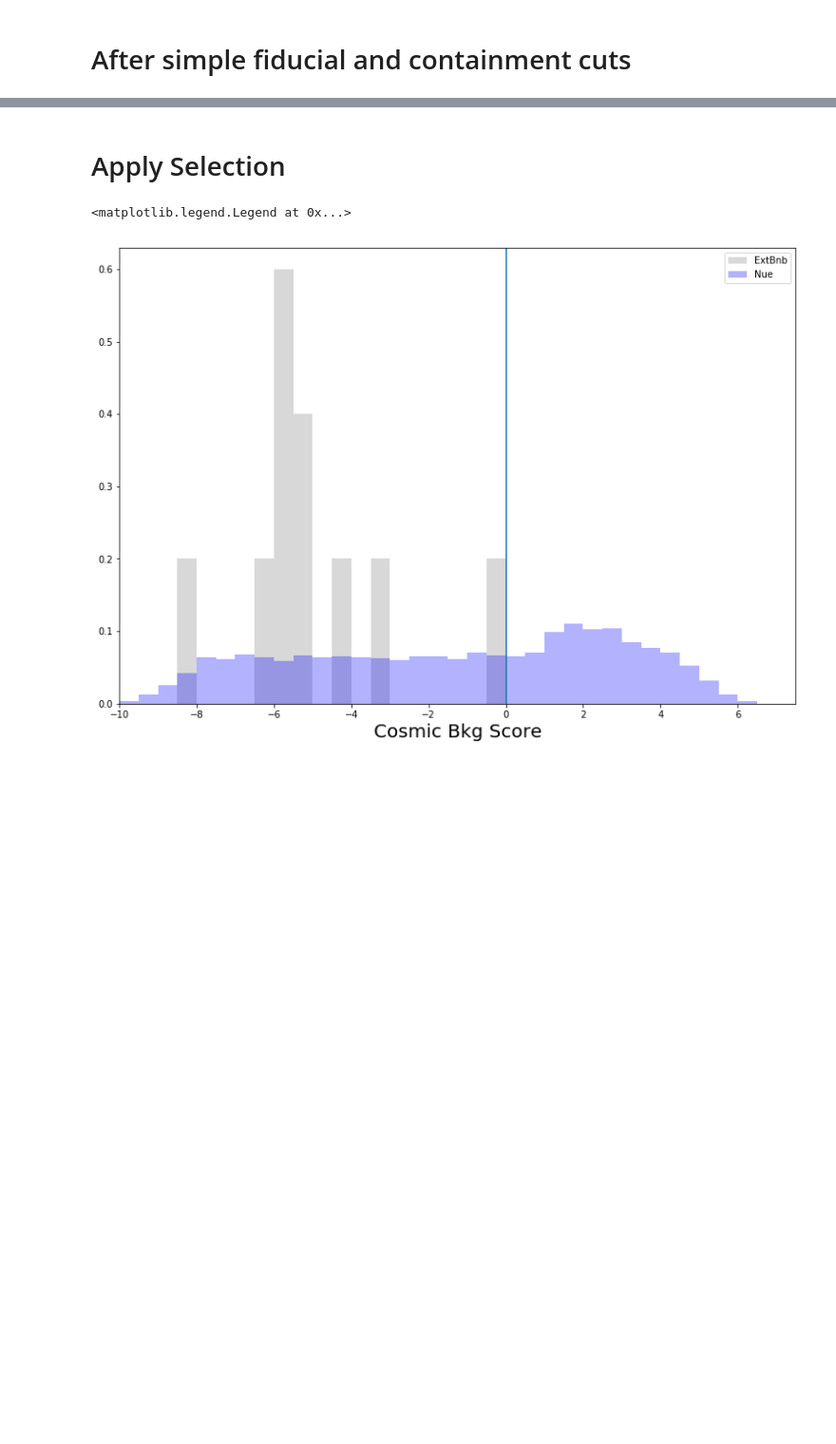
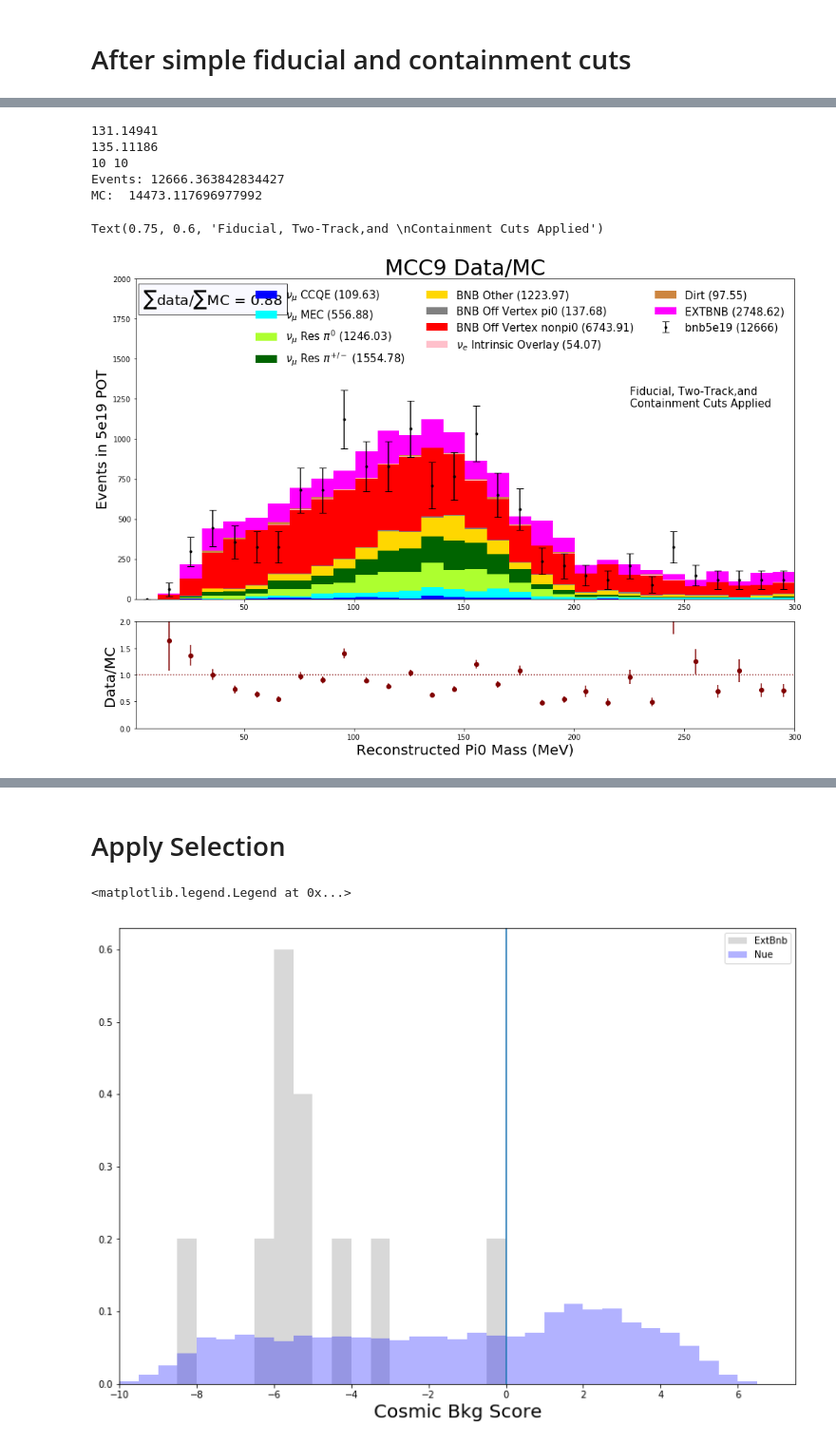
Before and after one commit to LArbys/1L1PSelection, a Jupyter notebook: DL_1e1p_selection-prime.ipynb, the cells around one changed output, grey strips where cells are left out. Shown at 95% size. Drawn from its saved outputs; the diff is of its cells as text; code cells hidden in the pictures; blank space fills up the shorter version.

```diff
--- a/DL_1e1p_selection-prime.ipynb
+++ b/DL_1e1p_selection-prime.ipynb
@@ -237,0 +332,33 @@ Text(0.6,0.7,'Fiducial, Two-Track, Containment\nCuts, Succesful Shower Reco and
+# %%
+vartest = '_pi0mass'
+varname = r'Reconstructed Pi0 Mass (MeV)'
+myrange = (1,300)
+nbins = 30
+
+var_offvtx = df_bnb_offvtx_pi0[vartest].values
+var_ccqe = df_numu_CCQE_pi0[vartest].values
+var_mec = df_numu_MEC_pi0[vartest].values
+var_pizero = df_numu_pizero_pi0[vartest].values
+var_piplusminus = df_numu_piplusminus_pi0[vartest].values
+var_other = df_bnb_other_pi0[vartest].values
+var_nue = df_nue_CC_pi0[vartest].values
+var_ext = df_ext_pi0[vartest].values
+var_data = df_data_pi0[vartest].values
+var_dirt = df_dirt_pi0[vartest].values
+var_offvtx_non = df_bnb_offvtx_nonpi0[vartest].values
+
+print(mean(var_pizero))
+print(mean(var_piplusminus))
+
+fig,ax = plt.subplots(figsize=(14,10))
+ax0 = distplot_wratio(nbins,myrange,[var_ccqe,var_mec,var_pizero,var_piplusminus,var_other,var_offvtx,var_offvtx_non,var_nue,var_dirt,var_ext],var_data,weights_data_pi0,varname,2000)
+# ax0 = distplot_wratio(nbins,myrange,[var_ccqe,var_ext],var_ext,weights_ext_presel,varname,1000)
+ax0.annotate('Fiducial, Two-Track,and \nContainment Cuts Applied',xy=(.75,.6), xycoords='axes fraction',fontsize=15)
+# %% [output]
+131.14941
+135.11186
+10 10
+Events: 12666.363842834427
+MC:  14473.117696977992
+Text(0.75, 0.6, 'Fiducial, Two-Track,and \nContainment Cuts Applied')
+[figure, added]
```
Also changed, not shown: parts of 20 cells of this notebook, 35 other files.
